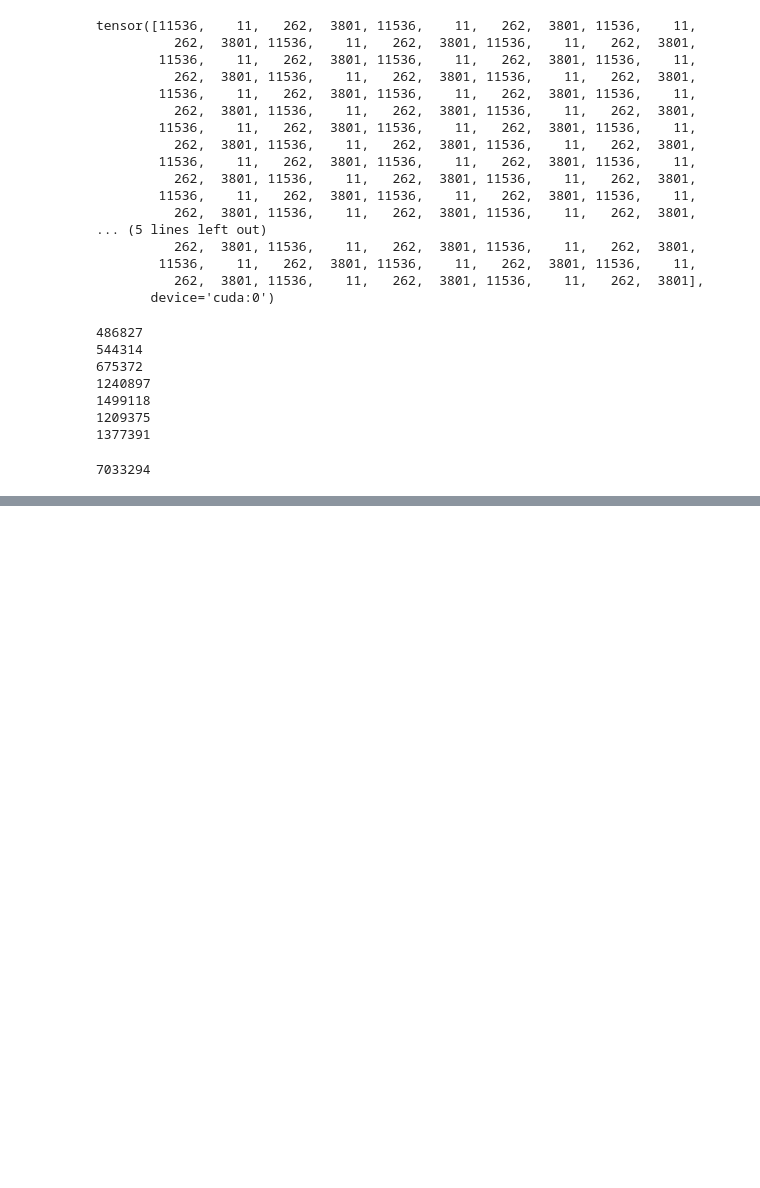
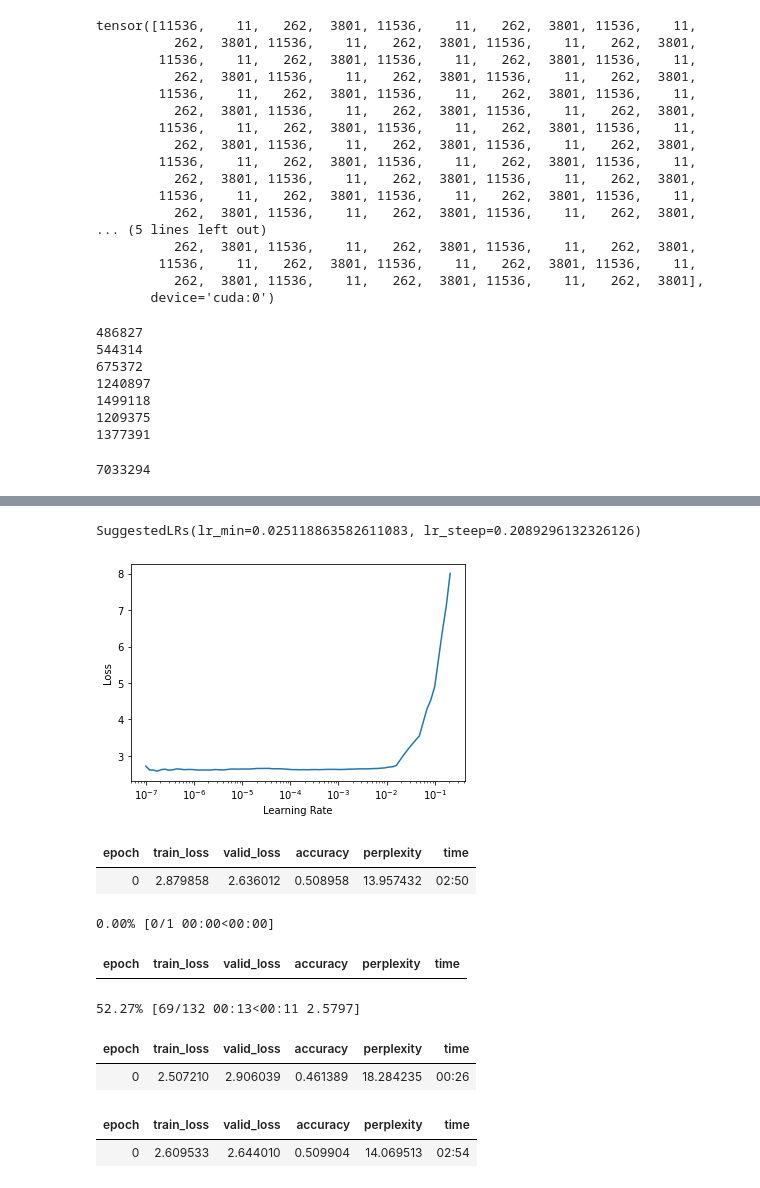
Before and after one commit to into-the-blue/chartreuse-dl-playground, a Jupyter notebook: gpt2-experiment.ipynb, the cells around one changed output, grey strips where cells are left out. Saved outputs shown, nothing was run; the diff lists cells and outputs as text; code cells hidden in the pictures; blank space fills up the shorter version.

```diff
--- a/gpt2-experiment.ipynb
+++ b/gpt2-experiment.ipynb
@@ -232,0 +306,5 @@ num_t
+# %%
+data =sum(books[:],[])
+# %%
+pct = math.floor(len(data)*0.9)
+pct
@@ -232,0 +313,7 @@ num_t
+# %%
+splits = [range(0,pct), range(pct, len(data) - 1)]
+tokenized = [tokenize(t) for t in data]
+tls = TfmdLists(data, TransformersTokenizer(tokenizer), splits=splits, dl_type=LMDataLoader)
+dls = tls.dataloaders(bs=8,seq_len=256)
+# %%
+learn = Learner(dls, model, loss_func=CrossEntropyLossFlat(), cbs=[DropOutput], metrics=[accuracy, Perplexity()]).to_fp16()
@@ -232,0 +325,3 @@ num_t
+# %%
+learn.lr_find()
+# %% [output]
@@ -232,0 +329,27 @@ num_t
+SuggestedLRs(lr_min=0.025118863582611083, lr_steep=0.2089296132326126)
+[figure, added]
+# %%
+learn.freeze()
+learn.fit_one_cycle(1,2e-3)
+# %% [output]
+| epoch | train_loss | valid_loss | accuracy | perplexity | time |
+| 0 | 2.879858 | 2.636012 | 0.508958 | 13.957432 | 02:50 |
+# %%
+learn.
+learn.fit_one_cycle(1, 1e-4)
+# %% [output]
+0.00% [0/1 00:00<00:00]
+| epoch | train_loss | valid_loss | accuracy | perplexity | time |
+52.27% [69/132 00:13<00:11 2.5797]
+# %%
+learn.freeze_to(-2)
+learn.fit_one_cycle(1, slice(1e-6,5e-5))
+# %% [output]
+| epoch | train_loss | valid_loss | accuracy | perplexity | time |
+| 0 | 2.507210 | 2.906039 | 0.461389 | 18.284235 | 00:26 |
+# %%
+learn.unfreeze()
+learn.fit_one_cycle(1, slice(1e-5/(2.6**4), 1e-5))
+# %% [output]
+| epoch | train_loss | valid_loss | accuracy | perplexity | time |
+| 0 | 2.609533 | 2.644010 | 0.509904 | 14.069513 | 02:54 |
```
Also changed, not shown: parts of 21 cells of this notebook.
